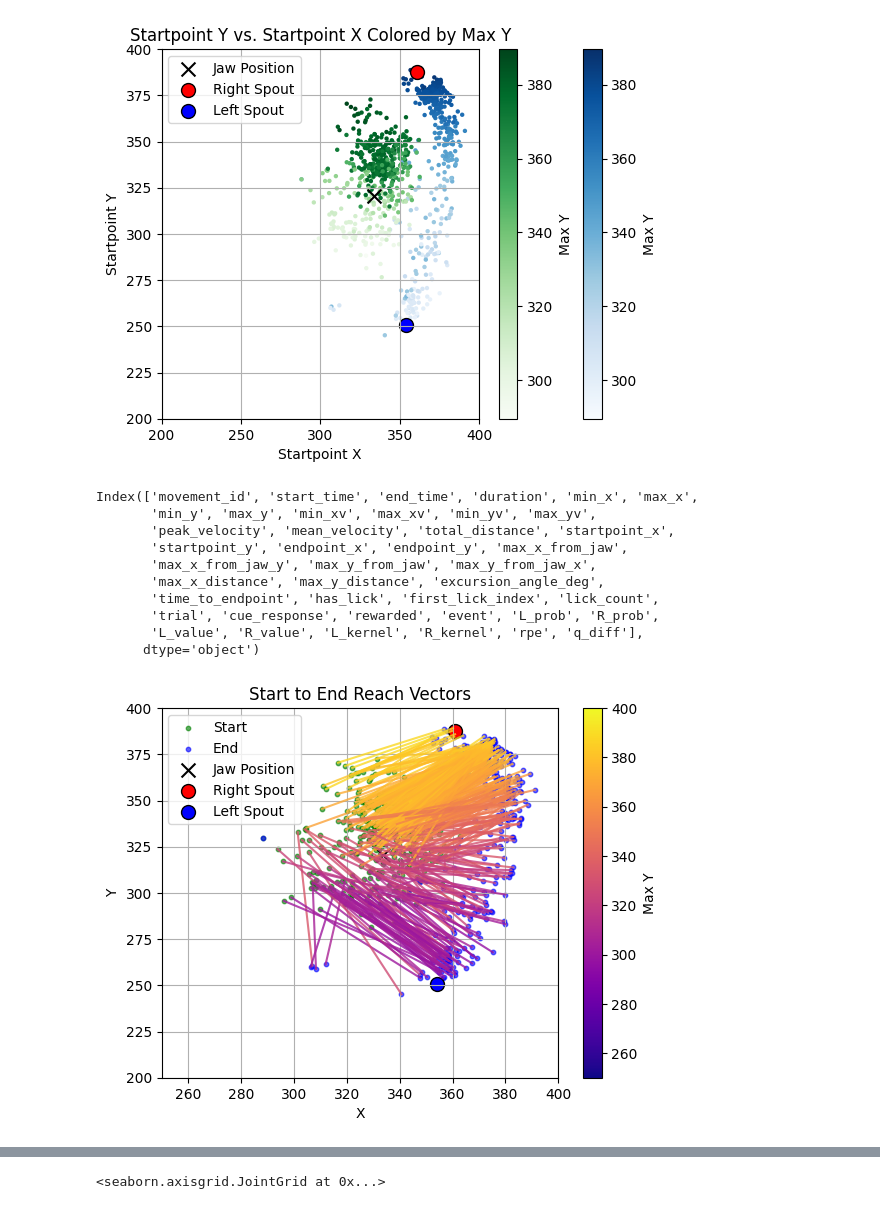
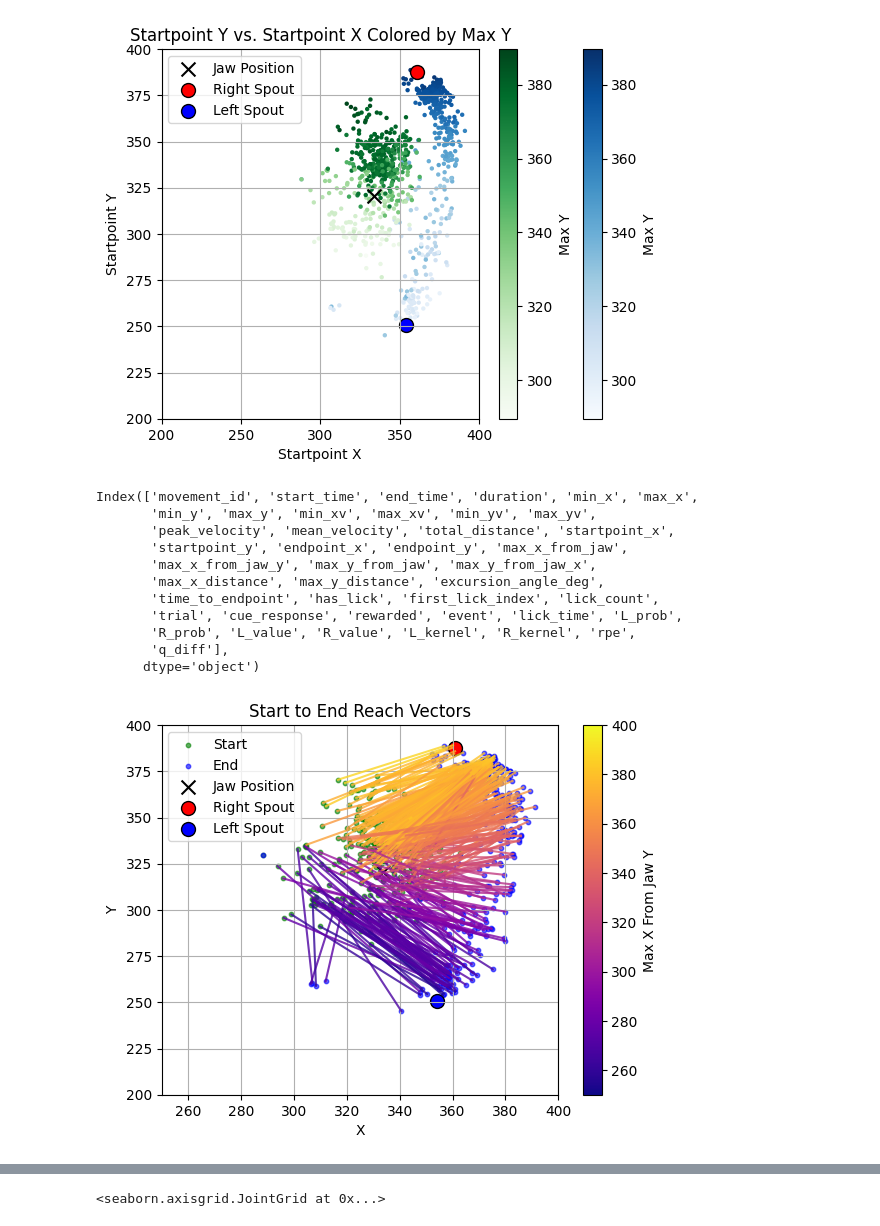
Before and after one commit to 1mattbecker/kinematics_analysis, a Jupyter notebook: code/tongue_kinematics_cueresponse.ipynb, the cells around one changed output, grey strips where cells are left out. Saved outputs shown, nothing was run; the diff lists cells and outputs as text; code cells hidden in the pictures.

Commit message:
cue_response work with prelick movements

```diff
--- a/code/tongue_kinematics_cueresponse.ipynb
+++ b/code/tongue_kinematics_cueresponse.ipynb
@@ -80,8 +80,9 @@ tongue_movements = aggregate_tongue_movements(tongue_kinematics,keypoint_dfs_tri
 tongue_movements = add_lick_metadata_to_movements(
     tongue_movements,
     nwb.df_licks,
-    fields=['cue_response', 'rewarded', 'event']
+    fields=['cue_response', 'rewarded', 'event','timestamps']
 )
+tongue_movements = tongue_movements.rename(columns={'timestamps': 'lick_time'})
 # %%
 #get model fitting results
 
@@ -799,8 +800,9 @@ Index(['movement_id', 'start_time', 'end_time', 'duration', 'min_x', 'max_x',
        'max_x_from_jaw_y', 'max_y_from_jaw', 'max_y_from_jaw_x',
        'max_x_distance', 'max_y_distance', 'excursion_angle_deg',
        'time_to_endpoint', 'has_lick', 'first_lick_index', 'lick_count',
-       'trial', 'cue_response', 'rewarded', 'event', 'L_prob', 'R_prob',
-       'L_value', 'R_value', 'L_kernel', 'R_kernel', 'rpe', 'q_diff'],
+       'trial', 'cue_response', 'rewarded', 'event', 'lick_time', 'L_prob',
+       'R_prob', 'L_value', 'R_value', 'L_kernel', 'R_kernel', 'rpe',
+       'q_diff'],
       dtype='object')
 # %%
 import matplotlib.pyplot as plt
@@ -837,7 +839,7 @@ def plot_reach_vectors(df,
     if hue_col:
         values = plot_df[hue_col].values
         norm = plt.Normalize(vmin=clim[0], vmax=clim[1]) if clim else None
-        cmap_obj = plt.cm.get_cmap(cmap)
+        cmap_obj = plt.colormaps.get_cmap(cmap)
         colors = cmap_obj(norm(values) if norm else values)
     else:
         colors = ['gray'] * len(plot_df)
@@ -874,15 +876,15 @@ def plot_reach_vectors(df,
 # %%
 # Example usage
 fig, ax = plt.subplots()
 plot_reach_vectors(
     tongue_movements_with_model.iloc[0:500],
-    hue_col='max_y', cmap='plasma', ax=ax,
+    hue_col='max_x_from_jaw_y', cmap='plasma', ax=ax,
     clim=(250, 400), alpha=0.8, show_points=True
 )
 plot_standard_lick_landmarks(jaw_coords, spoutL_coords, spoutR_coords, ax=ax)
 
 ax.set_xlim(250, 400)
 ax.set_ylim(200, 400)
 plt.show()
 # %% [output]
-[figure, old version]
+[figure, new version]
```
Also changed, not shown: parts of 14 cells of this notebook.
